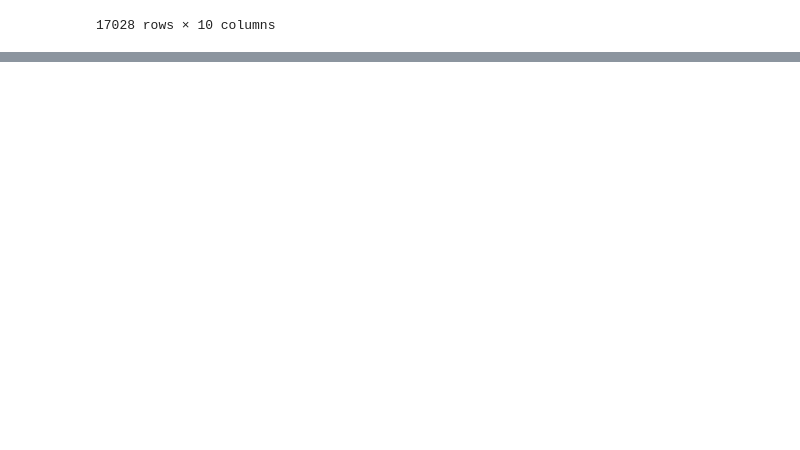
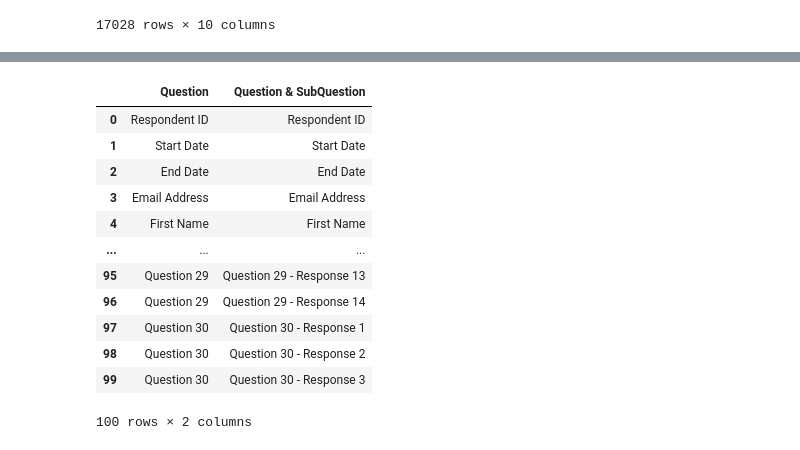
Before and after one commit to dmoccasins/SurveyMonkey_Proj, a Jupyter notebook: Script1 - Data_Manipulation.ipynb, the cells around one changed output, grey strips where cells are left out. Cells and saved outputs as stored; diff of their text form; code cells hidden in the pictures; blank space fills up the shorter version.

```diff
--- a/Script1 - Data_Manipulation.ipynb
+++ b/Script1 - Data_Manipulation.ipynb
@@ -149,0 +168,19 @@ dataset_melted
+# %%
+questions_modified = questions.copy()
+questions_modified.drop(columns = ["Raw Question", "Raw SubQuestion", "SubQuestion"], inplace = True)
+questions_modified
+#makes a copy of imported questions sheet and removes left 3 columns without having to assign it as a new variable
+# %% [output]
+|  | Question | Question & SubQuestion |
+| 0 | Respondent ID | Respondent ID |
+| 1 | Start Date | Start Date |
+| 2 | End Date | End Date |
+| 3 | Email Address | Email Address |
+| 4 | First Name | First Name |
+| ... | ... | ... |
+| 95 | Question 29 | Question 29 - Response 13 |
+| 96 | Question 29 | Question 29 - Response 14 |
+| 97 | Question 30 | Question 30 - Response 1 |
+| 98 | Question 30 | Question 30 - Response 2 |
+| 99 | Question 30 | Question 30 - Response 3 |
+100 rows × 2 columns
```
Also changed, not shown: parts of 8 cells of this notebook, 1 other file.
